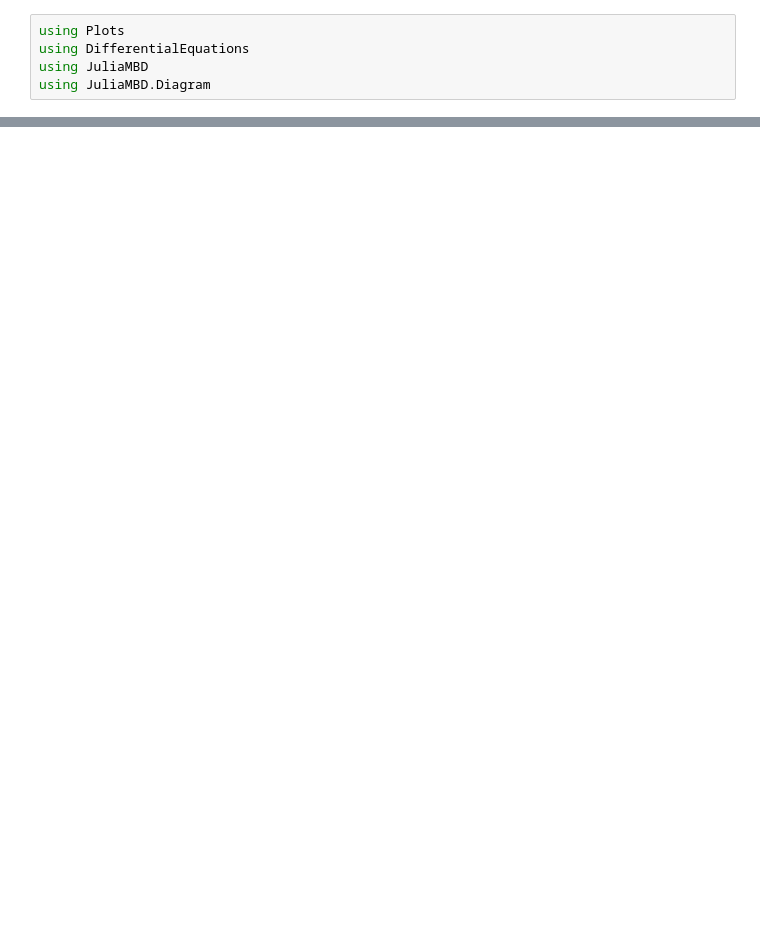
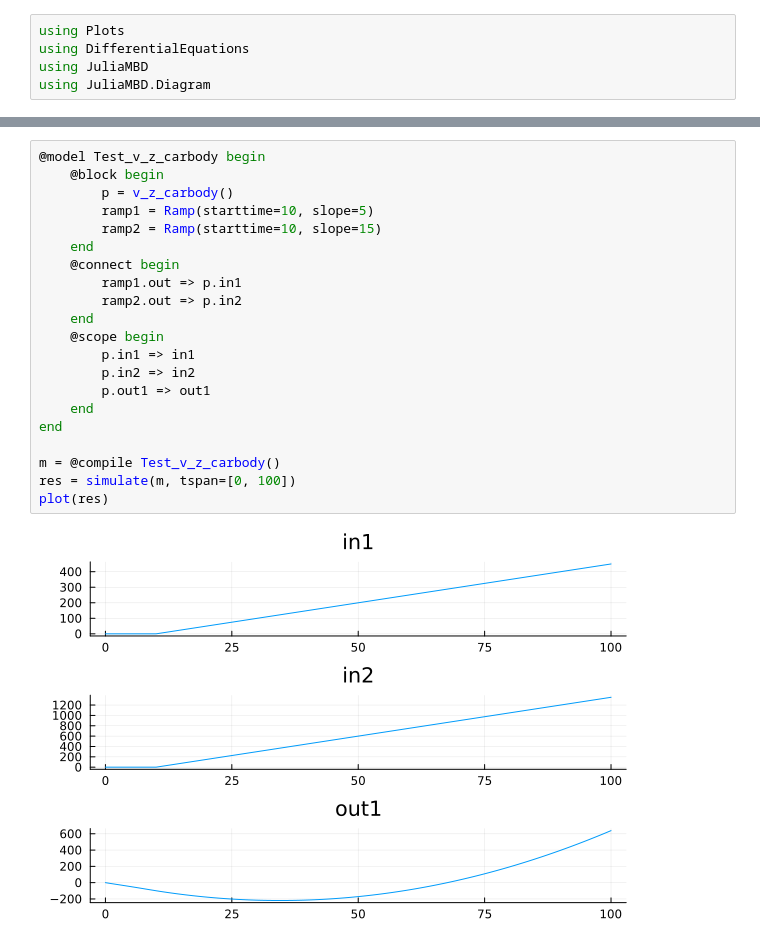
Before and after one commit to rellab/JuliaMBD-experiment, a Jupyter notebook: METI_Vertical_Vibration.ipynb, the cells around one changed output, grey strips where cells are left out. Saved outputs shown, nothing was run; the diff lists cells and outputs as text; blank space fills up the shorter version.

```diff
--- a/METI_Vertical_Vibration.ipynb
+++ b/METI_Vertical_Vibration.ipynb
@@ -53,0 +50,23 @@ plot(res)
+# %%
+@model Test_v_z_carbody begin
+    @block begin
+        p = v_z_carbody()
+        ramp1 = Ramp(starttime=10, slope=5)
+        ramp2 = Ramp(starttime=10, slope=15)
+    end
+    @connect begin
+        ramp1.out => p.in1
+        ramp2.out => p.in2
+    end
+    @scope begin
+        p.in1 => in1
+        p.in2 => in2
+        p.out1 => out1
+    end
+end
+
+m = @compile Test_v_z_carbody()
+res = simulate(m, tspan=[0, 100])
+plot(res)
+# %% [output]
+[figure, added]
```
Also changed, not shown: parts of 12 cells of this notebook, 2 other files.
